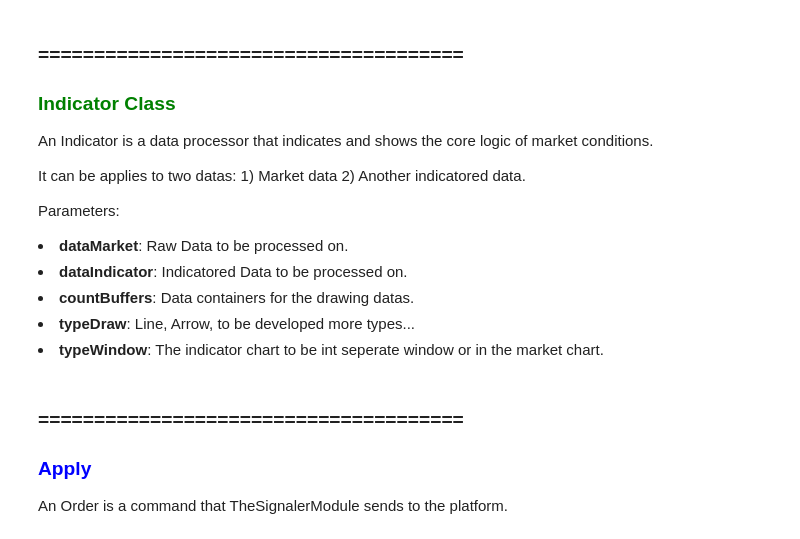
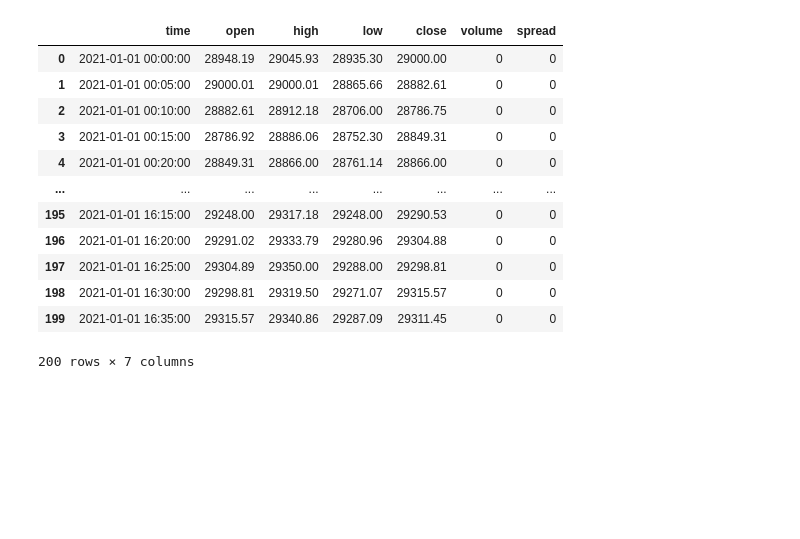
Before and after one commit to MostafaRoohy/BrainyBackTest, a Jupyter notebook: Apply.ipynb, the cells around one changed output. Saved outputs shown, nothing was run; the diff lists cells and outputs as text; code cells hidden in the pictures; blank space fills up the shorter version.

Commit message:
First Applied run

```diff
--- a/Apply.ipynb
+++ b/Apply.ipynb
@@ -854,20 +11,0 @@ class Order:
-# %% [markdown]
-### ======================================
-<h3 style="color:green">Indicator Class</h3>
-
-An Indicator is a data processor that indicates and shows the core logic of market conditions.
-
-It can be applies to two datas:    1) Market data    2) Another indicatored data.
-
-
-Parameters:
-
-<li><b>dataMarket</b>: Raw Data to be processed on.</li>
-
-<li><b>dataIndicator</b>: Indicatored Data to be processed on.</li>
-
-<li><b>countBuffers</b>: Data containers for the drawing datas.</li>
-
-<li><b>typeDraw</b>: Line, Arrow, to be developed more types...</li>
-
-<li><b>typeWindow</b>: The indicator chart to be int seperate window or in the market chart.</li>
@@ -974,20 +12,29 @@ class Indicator:
-# %% [markdown]
-### ======================================
-<h3 style="color:blue">Apply</h3>
-
-An Order is a command that TheSignalerModule sends to the platform.
 # %%
 df = pd.read_csv('./0_RawChartData/Crypto_Binance_BTCUSDT.P_5min.csv')
 
 
 df['time'] = pd.to_datetime(df['DATE'] + ' ' + df['TIME'])
 cols = ['time'] + [col for col in df.columns if col != 'time']
 df = df[cols]
 
 df.drop(columns=['DATE', 'TIME', 'TICKVOL'], inplace=True)
 df.rename(columns={'time':'time', 'OPEN':'open', 'HIGH':'high', 'LOW':'low', 'CLOSE':'close', 'VOL':'volume', 'SPREAD':'spread'}, inplace=True)
 
 
-# df = df.head(1000)
+df = df.head(200)
 df
+# %% [output]
+|  | time | open | high | low | close | volume | spread |
+| 0 | 2021-01-01 00:00:00 | 28948.19 | 29045.93 | 28935.30 | 29000.00 | 0 | 0 |
+| 1 | 2021-01-01 00:05:00 | 29000.01 | 29000.01 | 28865.66 | 28882.61 | 0 | 0 |
+| 2 | 2021-01-01 00:10:00 | 28882.61 | 28912.18 | 28706.00 | 28786.75 | 0 | 0 |
+| 3 | 2021-01-01 00:15:00 | 28786.92 | 28886.06 | 28752.30 | 28849.31 | 0 | 0 |
+| 4 | 2021-01-01 00:20:00 | 28849.31 | 28866.00 | 28761.14 | 28866.00 | 0 | 0 |
+| ... | ... | ... | ... | ... | ... | ... | ... |
+| 195 | 2021-01-01 16:15:00 | 29248.00 | 29317.18 | 29248.00 | 29290.53 | 0 | 0 |
+| 196 | 2021-01-01 16:20:00 | 29291.02 | 29333.79 | 29280.96 | 29304.88 | 0 | 0 |
+| 197 | 2021-01-01 16:25:00 | 29304.89 | 29350.00 | 29288.00 | 29298.81 | 0 | 0 |
+| 198 | 2021-01-01 16:30:00 | 29298.81 | 29319.50 | 29271.07 | 29315.57 | 0 | 0 |
+| 199 | 2021-01-01 16:35:00 | 29315.57 | 29340.86 | 29287.09 | 29311.45 | 0 | 0 |
+200 rows × 7 columns
 # %%
```
Also changed, not shown: parts of 15 cells of this notebook, 3 other files.
